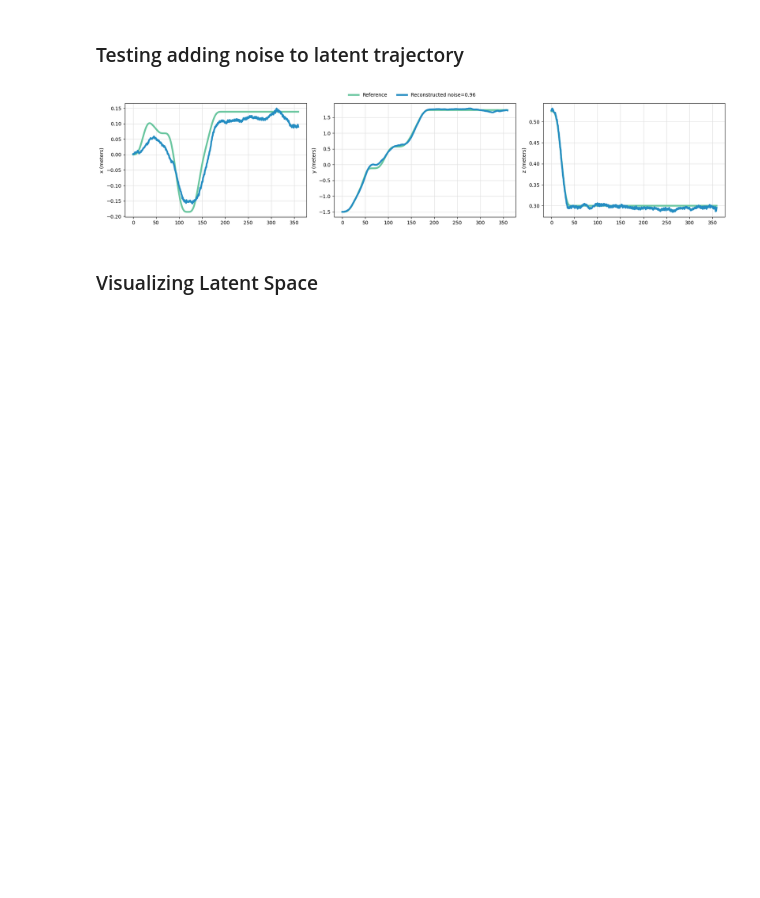
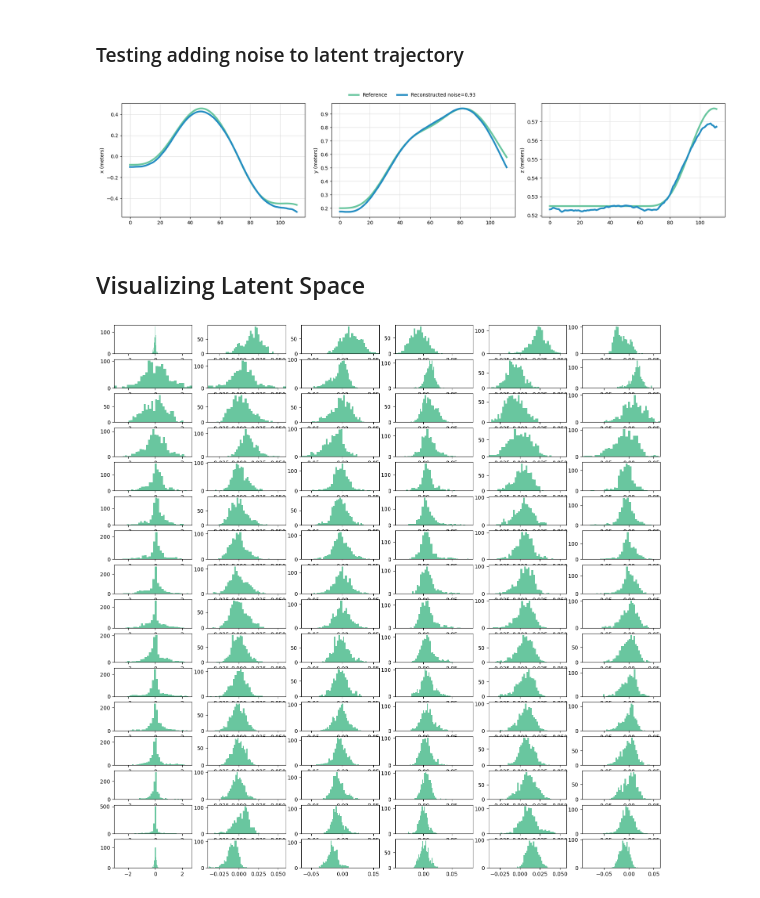
Before and after one commit to sparthaje/quadrotor-diffusion, a Jupyter notebook: notebooks/vae.ipynb, the cells around one changed output. Drawn from its saved outputs; the diff is of its cells as text; code cells hidden in the pictures; blank space fills up the shorter version.

```diff
--- a/notebooks/vae.ipynb
+++ b/notebooks/vae.ipynb
@@ -133,13 +137,13 @@ sample0 = data[0]
 
 reference0 = normalizer.undo(sample0).numpy()
 
-mu, logvar = eval.encode(sample0.unsqueeze(0).cuda(), padding=0)
+mu, logvar = eval.encode(sample0.unsqueeze(0).cuda())
 noise = torch.randn_like(mu)
 n_l = 1.0
 std = n_l * torch.exp(0.5 * logvar)
 mu_noise = mu + std * noise
 
-reconstructed = eval.decode(mu_noise, 0).squeeze(0).cpu().numpy()
+reconstructed = eval.decode(mu_noise).squeeze(0).cpu().numpy()
 
 plt.figure(figsize=(18, 4))
 plt.subplot(131)
@@ -162,6 +166,6 @@ plt.subplots_adjust(top=0.9)
 plt.figlegend(['Reference', f"Reconstructed noise={std.mean():.2f}"], loc='upper center', ncol=2, frameon=False)
 plt.show()
 # %% [output]
-[figure, old version]
+[figure, new version]
 # %% [markdown]
-### Visualizing Latent Space
+## Visualizing Latent Space
@@ -167,0 +181,20 @@ plt.show()
+# %%
+fig, axs = plt.subplots(16, 6, figsize=(18, 18))
+all_data = [[] for _ in range(6)]
+for i in range(16):
+    arr = np.array(tokens[i])
+    for j in range(6):
+        all_data[j].extend(arr[:, j])
+lims = [(np.min(d), np.max(d)) for d in all_data]
+max_counts = []
+for j in range(6):
+    counts, _ = np.histogram(all_data[j], bins=30)
+    max_counts.append(np.max(counts))
+for i in range(16):
+    arr = np.array(tokens[i])
+    for j in range(6):
+        axs[i, j].hist(arr[:, j], bins=30)
+        axs[i, j].set_xlim(lims[j])
+plt.show()
+# %% [output]
+[figure, added]
```
Also changed, not shown: parts of 20 cells of this notebook, 15 other files.
